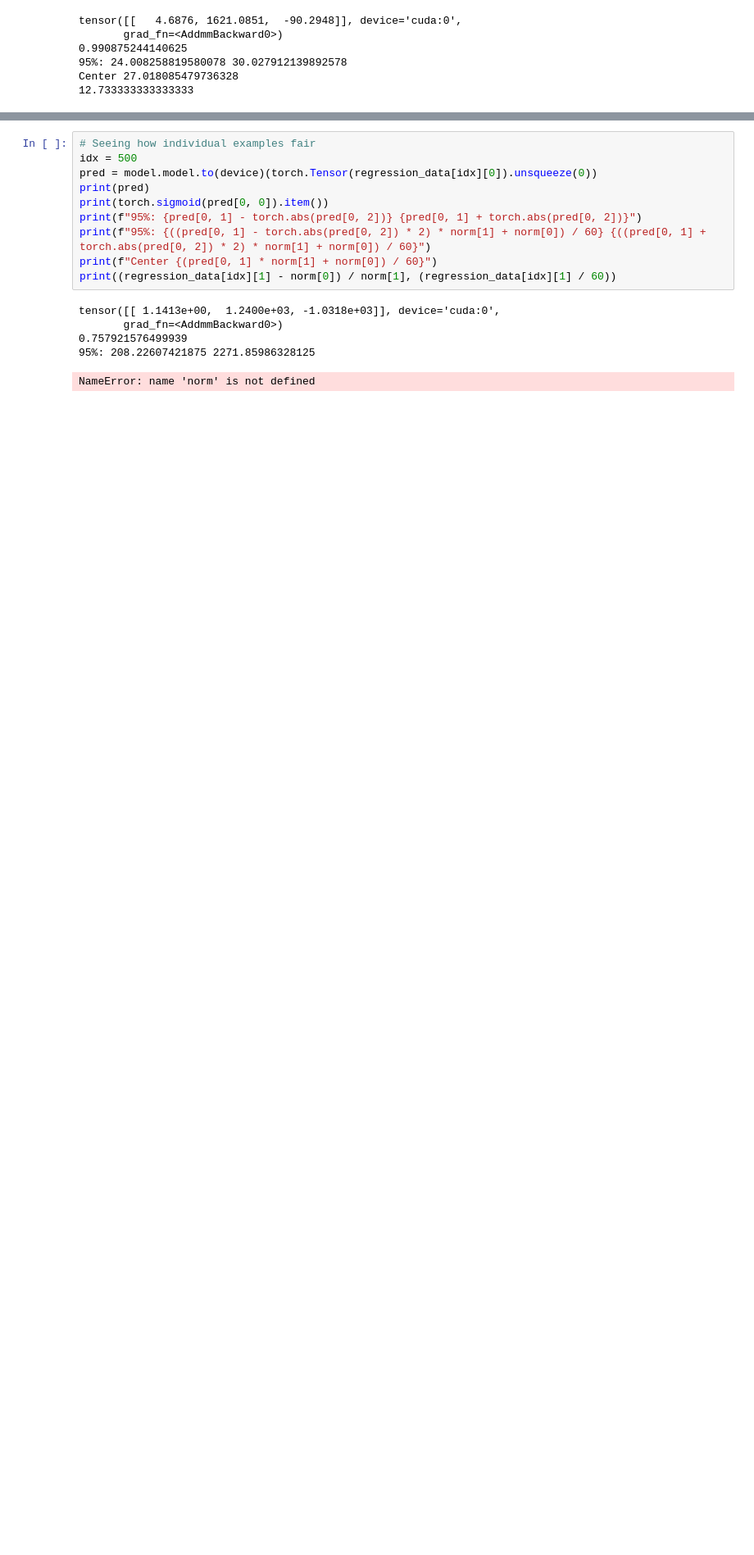
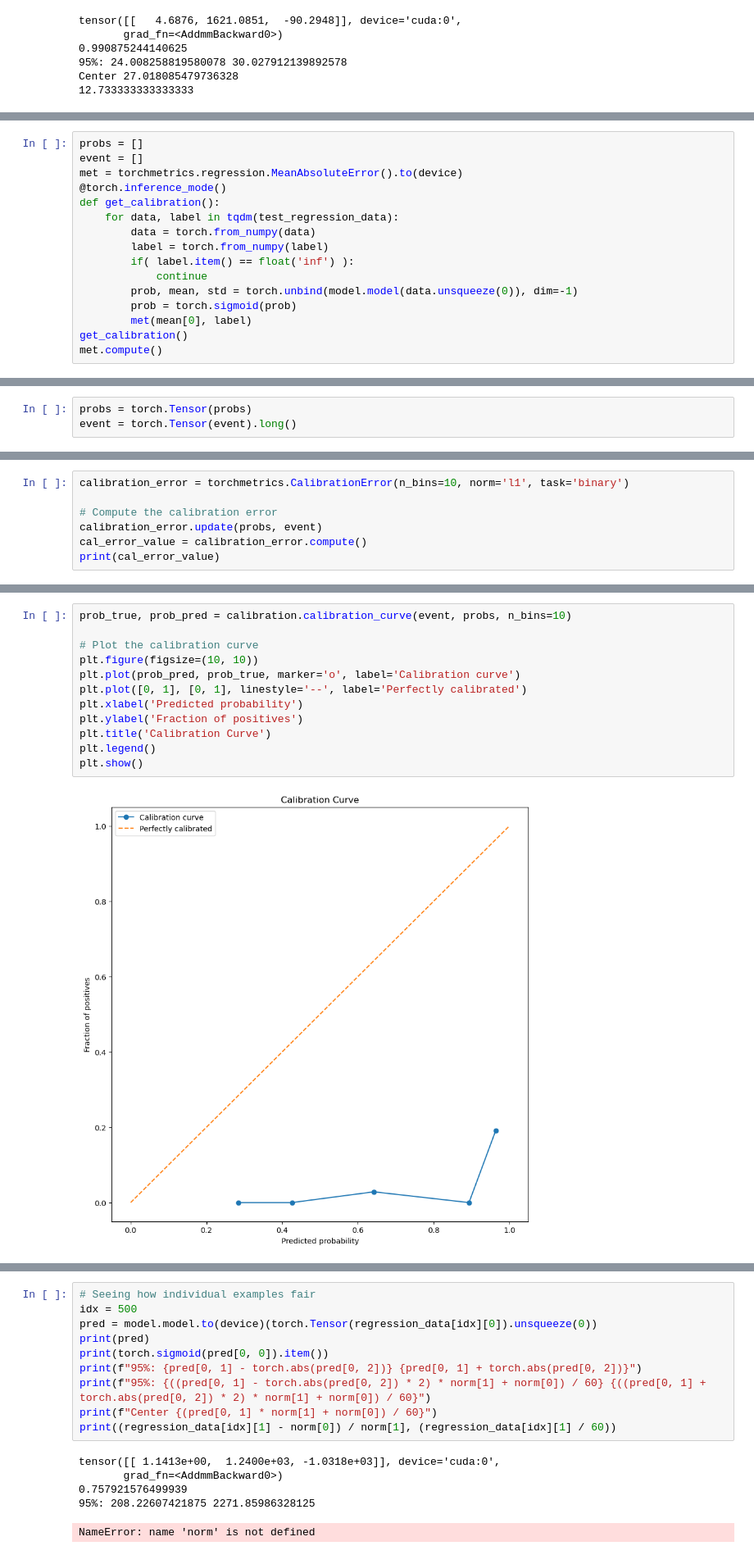
Before and after one commit to bell-boy/SeizureSense, a Jupyter notebook: Prototyping.ipynb, the cells around one changed output, grey strips where cells are left out. Shown at 82% size. Cells and saved outputs as stored; diff of their text form; blank space fills up the shorter version.

```diff
--- a/Prototyping.ipynb
+++ b/Prototyping.ipynb
@@ -435,0 +507,16 @@ Center 27.018085479736328
+# %%
+probs = []
+event = []
+met = torchmetrics.regression.MeanAbsoluteError().to(device)
+@torch.inference_mode()
+def get_calibration():
+    for data, label in tqdm(test_regression_data):
+        data = torch.from_numpy(data)
+        label = torch.from_numpy(label)
+        if( label.item() == float('inf') ):
+            continue
+        prob, mean, std = torch.unbind(model.model(data.unsqueeze(0)), dim=-1)
+        prob = torch.sigmoid(prob)
+        met(mean[0], label)
+get_calibration()
+met.compute()
@@ -435,0 +529,3 @@ Center 27.018085479736328
+# %%
+probs = torch.Tensor(probs)
+event = torch.Tensor(event).long()
@@ -435,0 +534,7 @@ Center 27.018085479736328
+# %%
+calibration_error = torchmetrics.CalibrationError(n_bins=10, norm='l1', task='binary')
+
+# Compute the calibration error
+calibration_error.update(probs, event)
+cal_error_value = calibration_error.compute()
+print(cal_error_value)
@@ -435,0 +543,14 @@ Center 27.018085479736328
+# %%
+prob_true, prob_pred = calibration.calibration_curve(event, probs, n_bins=10)
+
+# Plot the calibration curve
+plt.figure(figsize=(10, 10))
+plt.plot(prob_pred, prob_true, marker='o', label='Calibration curve')
+plt.plot([0, 1], [0, 1], linestyle='--', label='Perfectly calibrated')
+plt.xlabel('Predicted probability')
+plt.ylabel('Fraction of positives')
+plt.title('Calibration Curve')
+plt.legend()
+plt.show()
+# %% [output]
+[figure, added]
```
Also changed, not shown: parts of 26 cells of this notebook, 38 other files.
